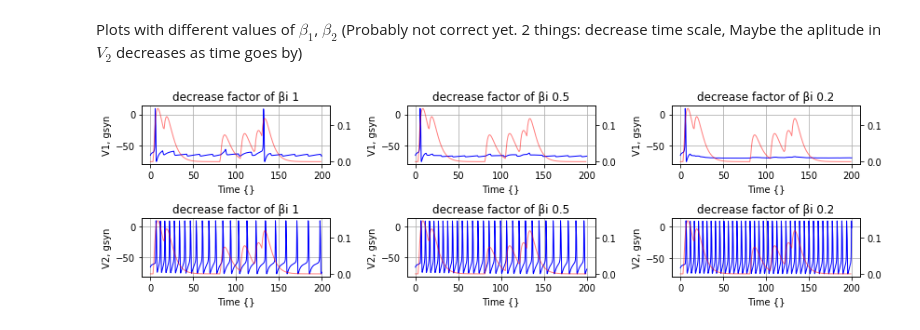
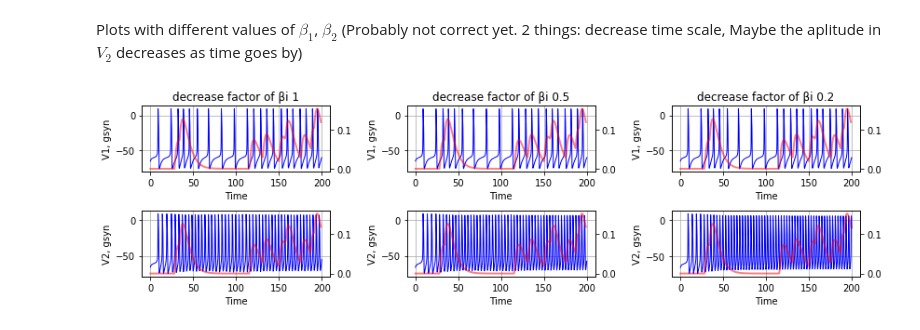
Before and after one commit to jaumecolomhernandez/mmb-mathneuroscience2, a Jupyter notebook: conductance-based-network-dimitri.ipynb, the cells around one changed output. Cells and saved outputs as stored; diff of their text form; code cells hidden in the pictures.

Commit message:
Improvements in plots

```diff
--- a/conductance-based-network-dimitri.ipynb
+++ b/conductance-based-network-dimitri.ipynb
@@ -339,14 +339,14 @@ for j in range(2):
     for i,param in enumerate(g_in):
             g_inhm = param # for each plot give values g_syn = 0,1,2
             s = odeint(twoneurons, V0, time_span)
-            ax[j][i].set(xlabel='Time', ylabel='V{}, gsyn'.format(j+1),
+            if j==0:ax[j][i].set(xlabel='Time', ylabel='V{}, gsyn'.format(j+1),
                      title='g_inh_max = {}'.format(param))
-
+            else: ax[j][i].set(xlabel='Time', ylabel='V{}, gsyn'.format(j+1))
             v = ax[j][i].plot(time_span, s[:,j], color='b', lw=1)
             ax2 = ax[j][i].twinx()
-            w = ax2.plot( results[0:dur], color='r', lw=1, alpha=0.5)
+            w = ax2.plot( results[0:dur], color='r', lw=2.5, alpha=0.5)
 
-            #ax[j][i].legend([v[0],w[0]],['V'.format(j),'gsyn'])
+            ax[j][i].legend([v[0],w[0]],['V'.format(j),'gsyn'])
             ax[j][i].grid(True)
 plt.tight_layout()
 
@@ -356,28 +355,0 @@ g_inhm = 0 # initialization of g_inh_max
-# %%
-### This one is porbably for deleting (It is made for the same reason as the one above)
-# Plots with change in g_inhibitory,max
-g_inhm = 0
-s1 = odeint(twoneurons, V0, t)
-g_inhm = 1
-s2 = odeint(twoneurons, V0, t)
-g_inhm = 2
-s3 = odeint(twoneurons, V0, t)
-
-ax1 = plt.subplot(411)
-plt.plot(t, s1[:,1])
-plt.setp(ax1.get_xticklabels(), fontsize=6)
-
-# share x only
-ax2 = plt.subplot(412, sharex=ax1)
-plt.plot(t, s2[:,1])
-# make these tick labels invisible
-plt.setp(ax2.get_xticklabels(), visible=False)
-
-# share x and y
-ax3 = plt.subplot(413, sharex=ax1, sharey=ax1)
-plt.plot(t, s3[:,1])
-
-ax4 = plt.subplot(414, sharex=ax1)
-plt.plot(results[0:dur])
-
-plt.show()
@@ -388,25 +358,27 @@ Plots with different values of $\beta_{1}$, $\beta_{2}$ (Probably not correct ye
 # %%
 b1, b2 = 0.25, 0.1 # different values of β1, β2 for comparing V1
 l = [1, 0.5, 0.1/0.5] # factor to change βi
 time_span = t
 
 fig, ax = plt.subplots(2, len(g_in), figsize=(4*len(g_in),3.5))
 for j in range(2): # for ploting two different neurons' Voltage response
     for i,param in enumerate(l):
             b1 *= param # for each plot give values βi = βi * l
             b2 *= param
             s = odeint(twoneurons, V0, time_span)
-            ax[j][i].set(xlabel='Time {}', ylabel='V{}, gsyn'.format(j+1),
+            if j==0: ax[j][i].set(xlabel='Time', ylabel='V{}, gsyn'.format(j+1),
                      title='decrease factor of βi {}'.format(param))
+            else:  ax[j][i].set(xlabel='Time', ylabel='V{}, gsyn'.format(j+1))
 
             v = ax[j][i].plot(time_span, s[:,j], color='b', lw=1)
             ax2 = ax[j][i].twinx()
-            w = ax2.plot( results[0:dur], color='r', lw=1, alpha=0.5)
+            w = ax2.plot( results[0:dur], color='r', lw=2, alpha=0.5)
 
-            #ax[j][i].legend([v[0],w[0]],['V1','gsyn'])
+            #ax[j][i].legend([v[0],w[0]],['V{}'.format(j),'gsyn'])
             ax[j][i].grid(True)
 plt.tight_layout()
 
 g_inhm = 0 # initialization of g_inh_max
+b1, b2 = 0.25, 0.1 # initialization of β1, β2
 # %% [output]
-[figure, old version]
+[figure, new version]
```
Also changed, not shown: parts of 9 cells of this notebook, 1 other file.
